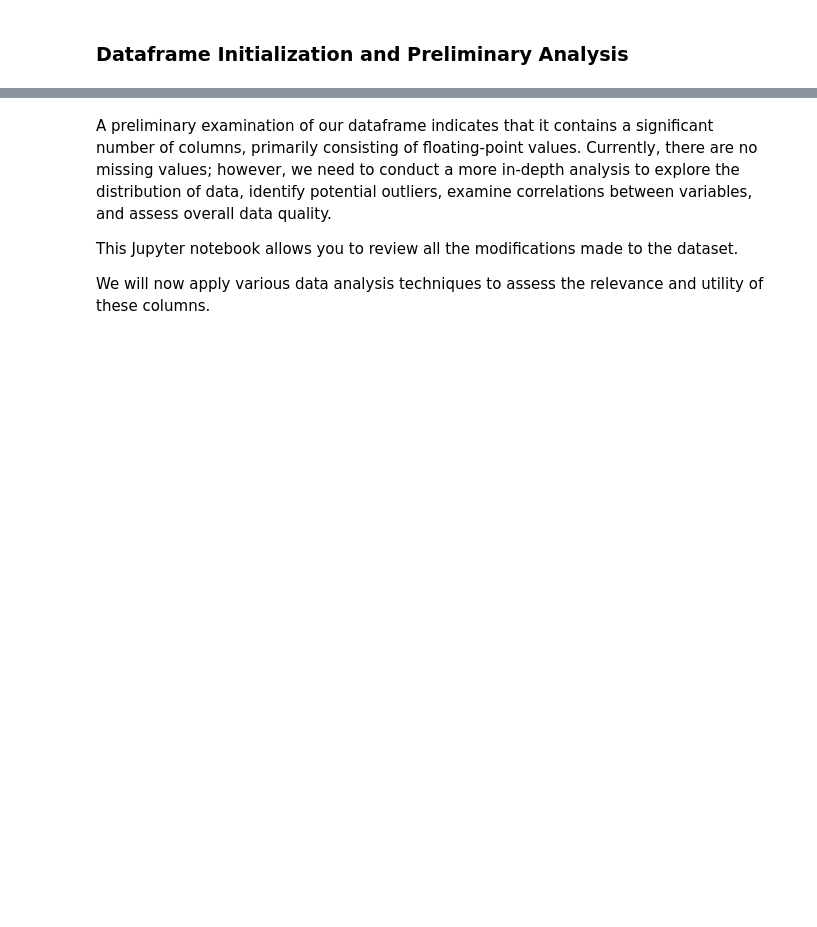
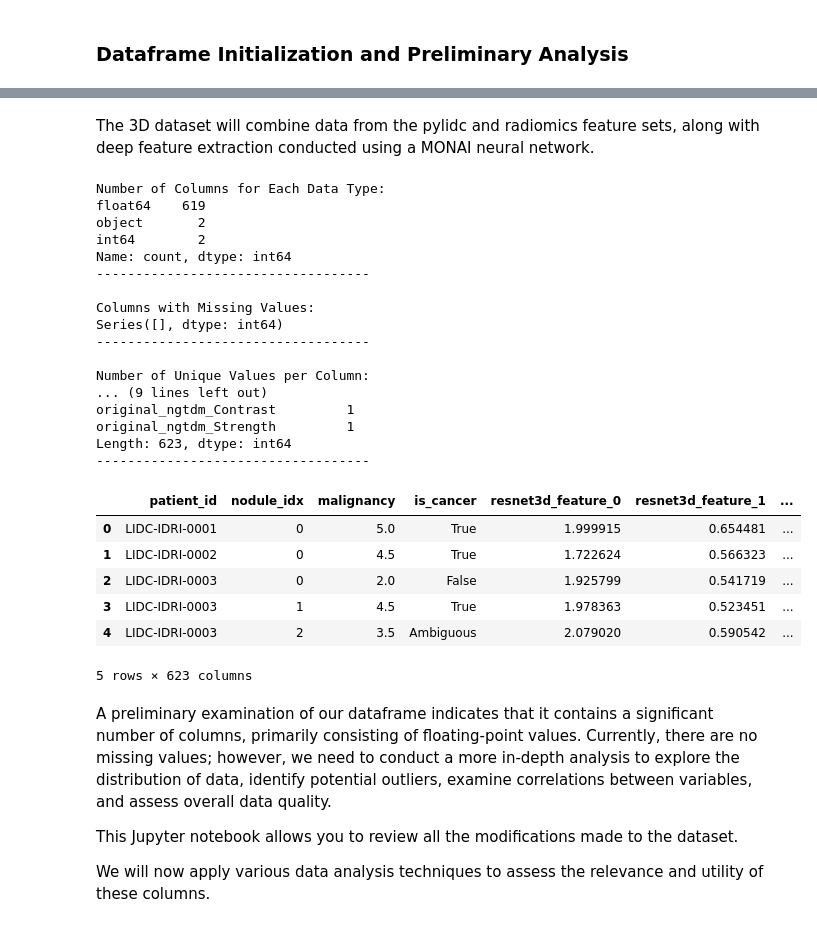
Before and after one commit to pmgfernandes04/Lung-Cancer-Classification-using-CT, a Jupyter notebook: csv_cleanup/cleanup_3d.ipynb, the cells around one changed output, grey strips where cells are left out. Saved outputs shown, nothing was run; the diff lists cells and outputs as text; code cells hidden in the pictures; blank space fills up the shorter version.

```diff
--- a/csv_cleanup/cleanup_3d.ipynb
+++ b/csv_cleanup/cleanup_3d.ipynb
@@ -65,0 +20,2 @@ Length: 516, dtype: int64
+# %% [markdown]
+The 3D dataset will combine data from the pylidc and radiomics feature sets, along with deep feature extraction conducted using a MONAI neural network.
@@ -66,3 +36,50 @@ Length: 516, dtype: int64
+# %%
+# Number of columns for each data type
+print("\nNumber of Columns for Each Data Type:")
+print(df.dtypes.value_counts())
+
+print('-----------------------------------')
+
+# Only showing columns with missing values
+missing_values = df.isnull().sum()
+missing_values = missing_values[missing_values > 0]  # Filter to show only columns with missing values
+print("\nColumns with Missing Values:")
+print(missing_values)
+
+print('-----------------------------------')
+
+# Number of unique values per column
+print("\nNumber of Unique Values per Column:")
+print(df.nunique())
+
+print('-----------------------------------')
+
+df.head()
+# %% [output]
+Number of Columns for Each Data Type:
+float64    619
+object       2
+int64        2
+Name: count, dtype: int64
+-----------------------------------
+
+Columns with Missing Values:
+Series([], dtype: int64)
+-----------------------------------
+
+Number of Unique Values per Column:
+... (9 lines left out)
+original_ngtdm_Contrast         1
+original_ngtdm_Strength         1
+Length: 623, dtype: int64
+-----------------------------------
+|  | patient_id | nodule_idx | malignancy | is_cancer | resnet3d_feature_0 | resnet3d_feature_1 | ... |
+| 0 | LIDC-IDRI-0001 | 0 | 5.0 | True | 1.999915 | 0.654481 | ... |
+| 1 | LIDC-IDRI-0002 | 0 | 4.5 | True | 1.722624 | 0.566323 | ... |
+| 2 | LIDC-IDRI-0003 | 0 | 2.0 | False | 1.925799 | 0.541719 | ... |
+| 3 | LIDC-IDRI-0003 | 1 | 4.5 | True | 1.978363 | 0.523451 | ... |
+| 4 | LIDC-IDRI-0003 | 2 | 3.5 | Ambiguous | 2.079020 | 0.590542 | ... |
+5 rows × 623 columns
 # %% [markdown]
 A preliminary examination of our dataframe indicates that it contains a significant number of columns, primarily consisting of floating-point values. Currently, there are no missing values; however, we need to conduct a more in-depth analysis to explore the distribution of data, identify potential outliers, examine correlations between variables, and assess overall data quality.
 
```
Also changed, not shown: parts of 17 cells of this notebook, 9 other files.
